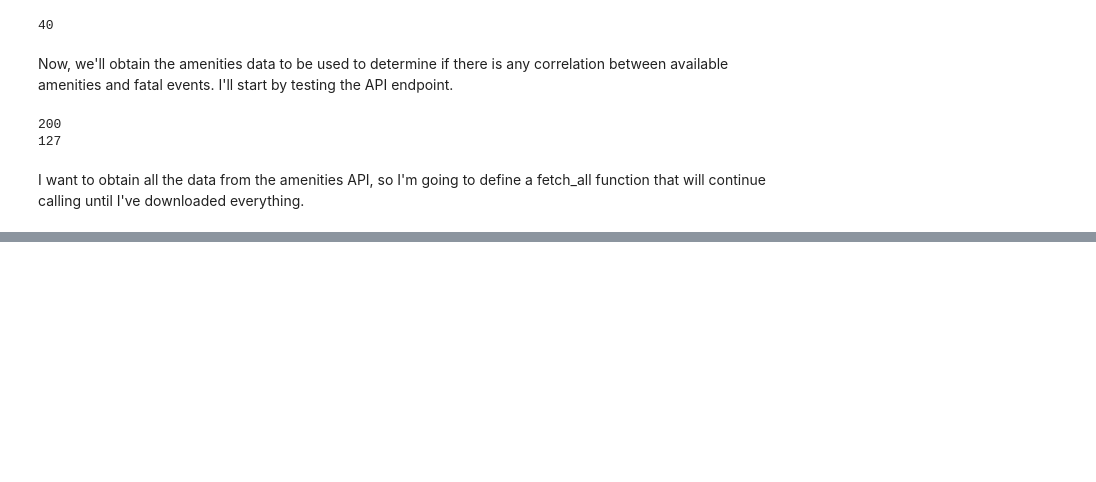
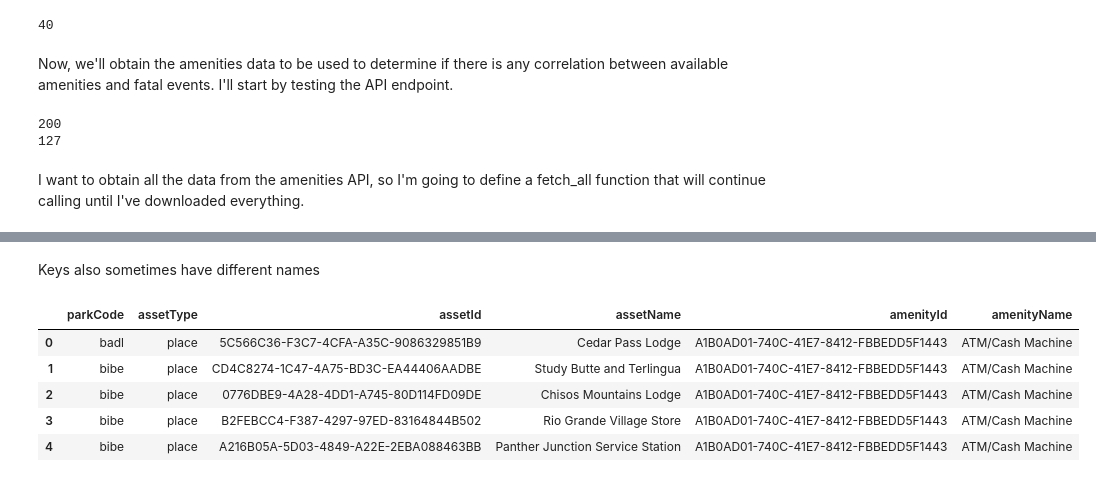
Before and after one commit to jeccalong/NPS_Mortality_Analysis, a Jupyter notebook: Notebooks/aquisitionAndCleaning.ipynb, the cells around one changed output, grey strips where cells are left out. Saved outputs shown, nothing was run; the diff lists cells and outputs as text; code cells hidden in the pictures; blank space fills up the shorter version.

```diff
--- a/Notebooks/aquisitionAndCleaning.ipynb
+++ b/Notebooks/aquisitionAndCleaning.ipynb
@@ -1494,3 +1494,24 @@ def _iter_records(maybe):
                 for sub in item:
                     if isinstance(sub, dict):
                         yield sub
+# %% [markdown]
+Keys also sometimes have different names
+# %%
+def _get(rec, *keys, default=None):
+
+    for k in keys:
+
+        #only proceed if dictionary
+        if isinstance(rec, dict) and k in rec:
+
+            #return the first key that is a match
+            return rec[k]
+
+    #return None if no matches
+    return default
+# %%
+#Fetch all amenities
+amenities = fetch_all("amenities")
+
+#build map of all amenities
+amenity_map = {a.get("id"): a.get("name") for a in amenities}
@@ -1496,0 +1604,9 @@ def _iter_records(maybe):
+# %%
+df_amenities.head()
+# %% [output]
+|  | parkCode | assetType | assetId | assetName | amenityId | amenityName |
+| 0 | badl | place | 5C566C36-F3C7-4CFA-A35C-9086329851B9 | Cedar Pass Lodge | A1B0AD01-740C-41E7-8412-FBBEDD5F1443 | ATM/Cash Machine |
+| 1 | bibe | place | CD4C8274-1C47-4A75-BD3C-EA44406AADBE | Study Butte and Terlingua | A1B0AD01-740C-41E7-8412-FBBEDD5F1443 | ATM/Cash Machine |
+| 2 | bibe | place | 0776DBE9-4A28-4DD1-A745-80D114FD09DE | Chisos Mountains Lodge | A1B0AD01-740C-41E7-8412-FBBEDD5F1443 | ATM/Cash Machine |
+| 3 | bibe | place | B2FEBCC4-F387-4297-97ED-83164844B502 | Rio Grande Village Store | A1B0AD01-740C-41E7-8412-FBBEDD5F1443 | ATM/Cash Machine |
+| 4 | bibe | place | A216B05A-5D03-4849-A22E-2EBA088463BB | Panther Junction Service Station | A1B0AD01-740C-41E7-8412-FBBEDD5F1443 | ATM/Cash Machine |
```
Also changed, not shown: parts of 19 cells of this notebook, 10 other files.
